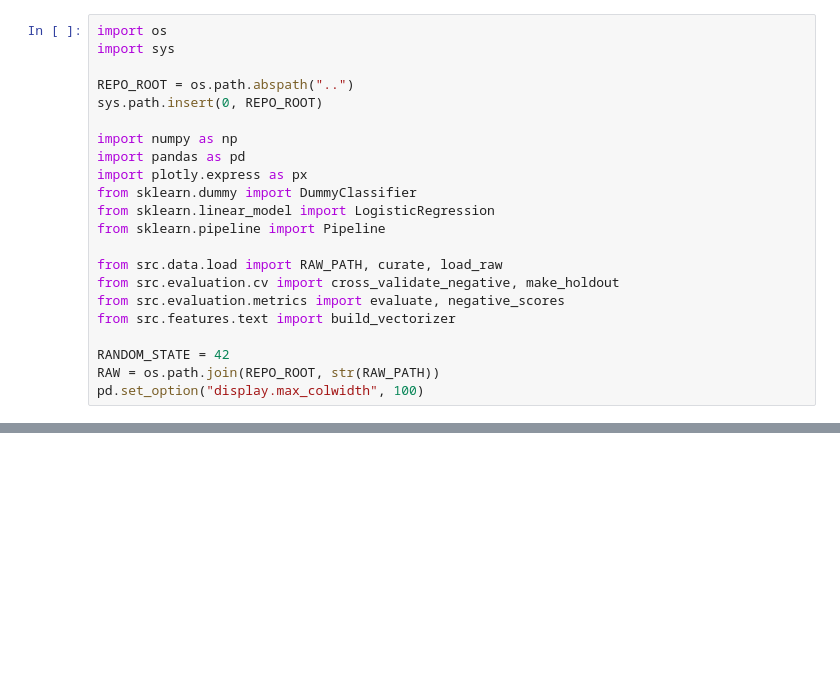
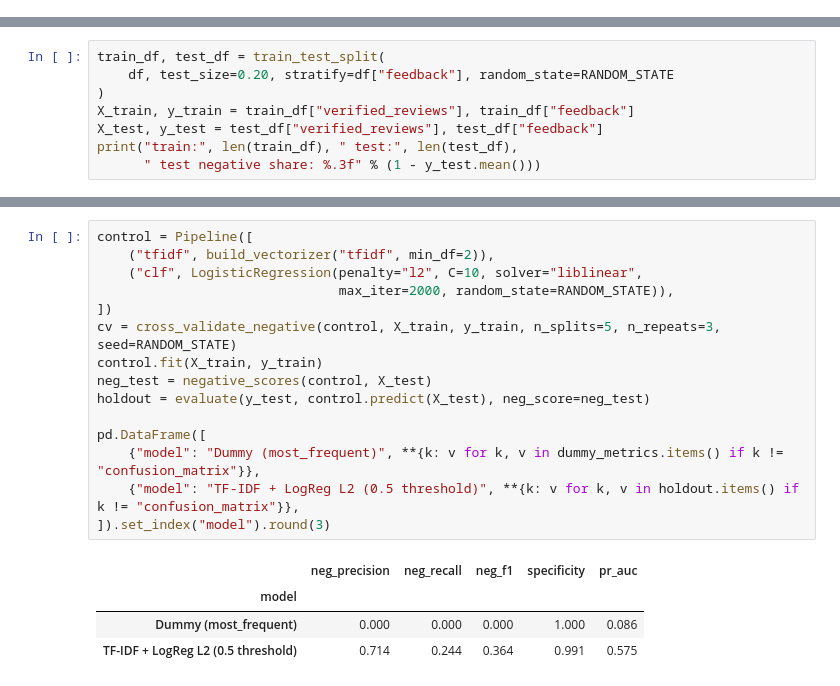
Before and after one commit to smalik-25/Voice-Assistant-Review-Sentiment-Classifier, a Jupyter notebook: notebooks/report.ipynb, the cells around one changed output, grey strips where cells are left out. Saved outputs shown, nothing was run; the diff lists cells and outputs as text; blank space fills up the shorter version.

```diff
--- a/notebooks/report.ipynb
+++ b/notebooks/report.ipynb
@@ -20,22 +0,0 @@ the notebook runs from `notebooks/`.
-# %%
-import os
-import sys
-
-REPO_ROOT = os.path.abspath("..")
-sys.path.insert(0, REPO_ROOT)
-
-import numpy as np
-import pandas as pd
-import plotly.express as px
-from sklearn.dummy import DummyClassifier
-from sklearn.linear_model import LogisticRegression
-from sklearn.pipeline import Pipeline
-
-from src.data.load import RAW_PATH, curate, load_raw
-from src.evaluation.cv import cross_validate_negative, make_holdout
-from src.evaluation.metrics import evaluate, negative_scores
-from src.features.text import build_vectorizer
-
-RANDOM_STATE = 42
-RAW = os.path.join(REPO_ROOT, str(RAW_PATH))
-pd.set_option("display.max_colwidth", 100)
@@ -190,0 +81,8 @@ disagreement rows to see where the model diverges from the star label.
+# %%
+train_df, test_df = train_test_split(
+    df, test_size=0.20, stratify=df["feedback"], random_state=RANDOM_STATE
+)
+X_train, y_train = train_df["verified_reviews"], train_df["feedback"]
+X_test, y_test = test_df["verified_reviews"], test_df["feedback"]
+print("train:", len(train_df), " test:", len(test_df),
+      " test negative share: %.3f" % (1 - y_test.mean()))
@@ -190,0 +114,20 @@ disagreement rows to see where the model diverges from the star label.
+# %%
+control = Pipeline([
+    ("tfidf", build_vectorizer("tfidf", min_df=2)),
+    ("clf", LogisticRegression(penalty="l2", C=10, solver="liblinear",
+                               max_iter=2000, random_state=RANDOM_STATE)),
+])
+cv = cross_validate_negative(control, X_train, y_train, n_splits=5, n_repeats=3, seed=RANDOM_STATE)
+control.fit(X_train, y_train)
+neg_test = negative_scores(control, X_test)
+holdout = evaluate(y_test, control.predict(X_test), neg_score=neg_test)
+
+pd.DataFrame([
+    {"model": "Dummy (most_frequent)", **{k: v for k, v in dummy_metrics.items() if k != "confusion_matrix"}},
+    {"model": "TF-IDF + LogReg L2 (0.5 threshold)", **{k: v for k, v in holdout.items() if k != "confusion_matrix"}},
+]).set_index("model").round(3)
+# %% [output]
+|  | neg_precision | neg_recall | neg_f1 | specificity | pr_auc |
+| model |  |  |  |  |  |
+| Dummy (most_frequent) | 0.000 | 0.000 | 0.000 | 1.000 | 0.086 |
+| TF-IDF + LogReg L2 (0.5 threshold) | 0.714 | 0.244 | 0.364 | 0.991 | 0.575 |
```
Also changed, not shown: parts of 42 cells of this notebook, 2 other files.
